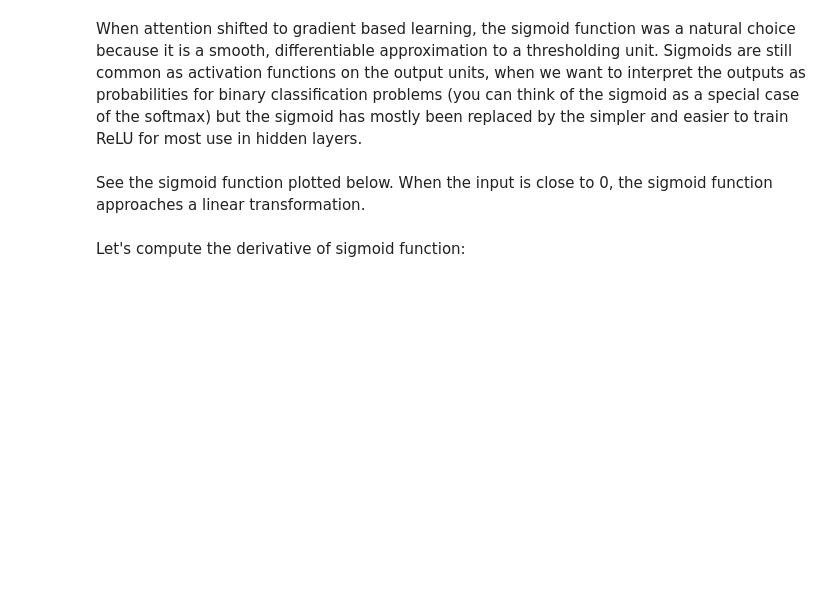
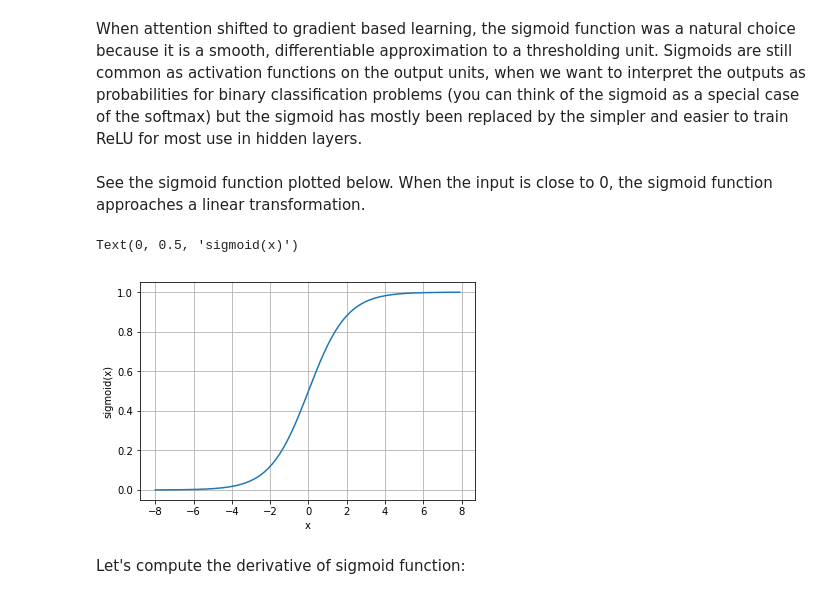
Before and after one commit to sergulaydore/EE-628-Spring-2020, a Jupyter notebook: lecture4/IN_CLASS_activation_functions.ipynb, the cells around one changed output. Cells and saved outputs as stored; diff of their text form; code cells hidden in the pictures; blank space fills up the shorter version.

```diff
--- a/lecture4/IN_CLASS_activation_functions.ipynb
+++ b/lecture4/IN_CLASS_activation_functions.ipynb
@@ -62,11 +71,17 @@ See the sigmoid function plotted below. When the input is close to 0, the sigmoi
 linear transformation.
 # %%
 # insert your code here
+x = torch.arange(-8.0, 8.0, 0.1)
+x.requires_grad = True
+y = x.sigmoid()
 
 plt.plot(x.detach().numpy(), y.detach().numpy())
 plt.grid(True)
 plt.xlabel('x')
 plt.ylabel('sigmoid(x)')
+# %% [output]
+Text(0, 0.5, 'sigmoid(x)')
+[figure, added]
 # %% [markdown]
 Let's compute the derivative of sigmoid function:
 # %% [markdown]
```
Also changed, not shown: parts of 6 cells of this notebook, 3 other files.
